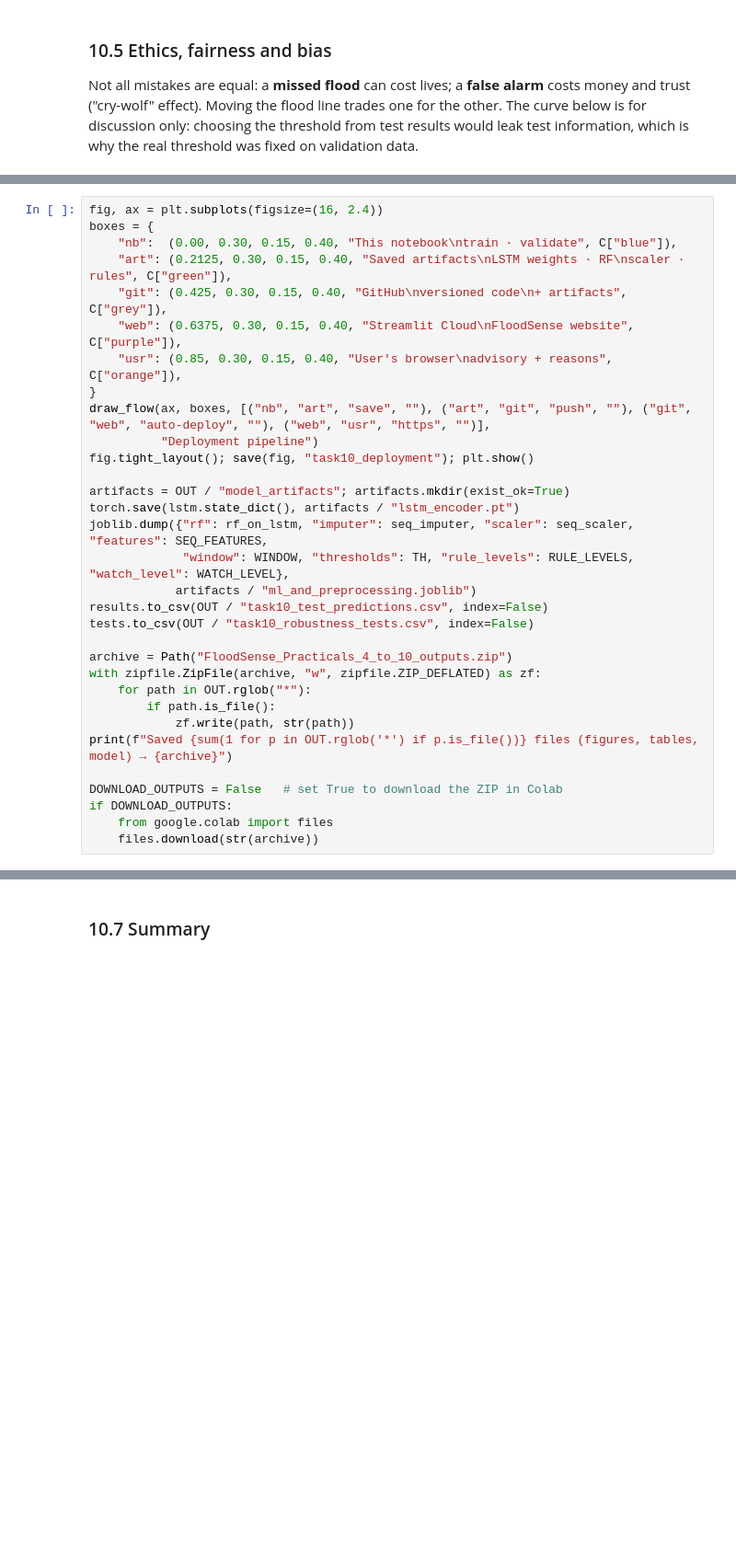
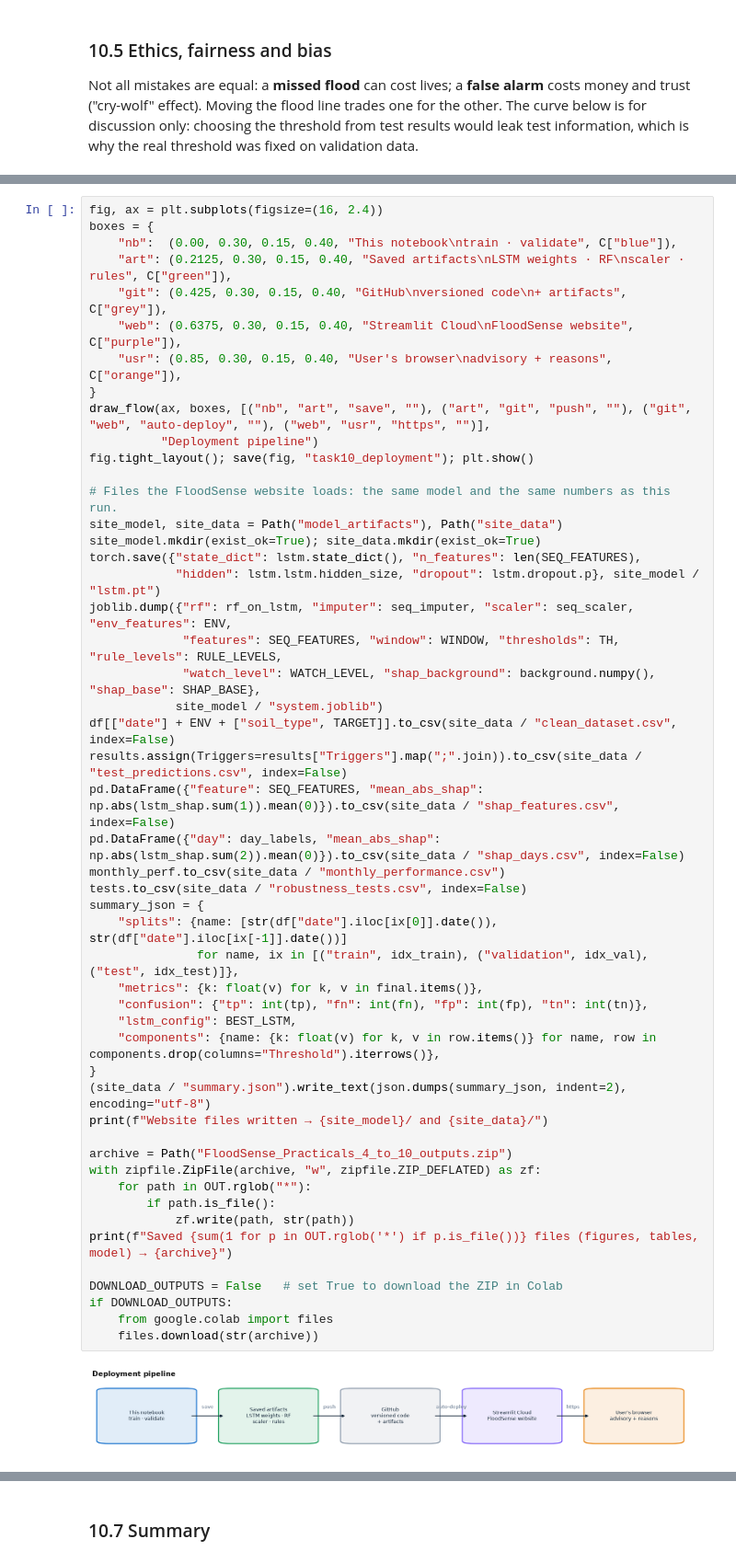
Before and after one commit to Stavan1234/FloodSense, a Jupyter notebook: CIL_Practicals_4_to_10_FloodSense.ipynb, the cells around one changed output, grey strips where cells are left out. Shown at 92% size. Saved outputs shown, nothing was run; the diff lists cells and outputs as text; blank space fills up the shorter version.

```diff
--- a/CIL_Practicals_4_to_10_FloodSense.ipynb
+++ b/CIL_Practicals_4_to_10_FloodSense.ipynb
@@ -1194,32 +1499,52 @@ The trained components are saved as files and served by the **FloodSense** websi
 # %%
 fig, ax = plt.subplots(figsize=(16, 2.4))
 boxes = {
     "nb":  (0.00, 0.30, 0.15, 0.40, "This notebook\ntrain · validate", C["blue"]),
     "art": (0.2125, 0.30, 0.15, 0.40, "Saved artifacts\nLSTM weights · RF\nscaler · rules", C["green"]),
     "git": (0.425, 0.30, 0.15, 0.40, "GitHub\nversioned code\n+ artifacts", C["grey"]),
     "web": (0.6375, 0.30, 0.15, 0.40, "Streamlit Cloud\nFloodSense website", C["purple"]),
     "usr": (0.85, 0.30, 0.15, 0.40, "User's browser\nadvisory + reasons", C["orange"]),
 }
 draw_flow(ax, boxes, [("nb", "art", "save", ""), ("art", "git", "push", ""), ("git", "web", "auto-deploy", ""), ("web", "usr", "https", "")],
           "Deployment pipeline")
 fig.tight_layout(); save(fig, "task10_deployment"); plt.show()
 
-artifacts = OUT / "model_artifacts"; artifacts.mkdir(exist_ok=True)
-torch.save(lstm.state_dict(), artifacts / "lstm_encoder.pt")
-joblib.dump({"rf": rf_on_lstm, "imputer": seq_imputer, "scaler": seq_scaler, "features": SEQ_FEATURES,
-             "window": WINDOW, "thresholds": TH, "rule_levels": RULE_LEVELS, "watch_level": WATCH_LEVEL},
-            artifacts / "ml_and_preprocessing.joblib")
-results.to_csv(OUT / "task10_test_predictions.csv", index=False)
-tests.to_csv(OUT / "task10_robustness_tests.csv", index=False)
+# Files the FloodSense website loads: the same model and the same numbers as this run.
+site_model, site_data = Path("model_artifacts"), Path("site_data")
+site_model.mkdir(exist_ok=True); site_data.mkdir(exist_ok=True)
+torch.save({"state_dict": lstm.state_dict(), "n_features": len(SEQ_FEATURES),
+            "hidden": lstm.lstm.hidden_size, "dropout": lstm.dropout.p}, site_model / "lstm.pt")
+joblib.dump({"rf": rf_on_lstm, "imputer": seq_imputer, "scaler": seq_scaler, "env_features": ENV,
+             "features": SEQ_FEATURES, "window": WINDOW, "thresholds": TH, "rule_levels": RULE_LEVELS,
+             "watch_level": WATCH_LEVEL, "shap_background": background.numpy(), "shap_base": SHAP_BASE},
+            site_model / "system.joblib")
+df[["date"] + ENV + ["soil_type", TARGET]].to_csv(site_data / "clean_dataset.csv", index=False)
+results.assign(Triggers=results["Triggers"].map(";".join)).to_csv(site_data / "test_predictions.csv", index=False)
+pd.DataFrame({"feature": SEQ_FEATURES, "mean_abs_shap": np.abs(lstm_shap.sum(1)).mean(0)}).to_csv(site_data / "shap_features.csv", index=False)
+pd.DataFrame({"day": day_labels, "mean_abs_shap": np.abs(lstm_shap.sum(2)).mean(0)}).to_csv(site_data / "shap_days.csv", index=False)
+monthly_perf.to_csv(site_data / "monthly_performance.csv")
+tests.to_csv(site_data / "robustness_tests.csv", index=False)
+summary_json = {
+    "splits": {name: [str(df["date"].iloc[ix[0]].date()), str(df["date"].iloc[ix[-1]].date())]
+               for name, ix in [("train", idx_train), ("validation", idx_val), ("test", idx_test)]},
+    "metrics": {k: float(v) for k, v in final.items()},
+    "confusion": {"tp": int(tp), "fn": int(fn), "fp": int(fp), "tn": int(tn)},
+    "lstm_config": BEST_LSTM,
+    "components": {name: {k: float(v) for k, v in row.items()} for name, row in components.drop(columns="Threshold").iterrows()},
+}
+(site_data / "summary.json").write_text(json.dumps(summary_json, indent=2), encoding="utf-8")
+print(f"Website files written → {site_model}/ and {site_data}/")
 
 archive = Path("FloodSense_Practicals_4_to_10_outputs.zip")
 with zipfile.ZipFile(archive, "w", zipfile.ZIP_DEFLATED) as zf:
     for path in OUT.rglob("*"):
         if path.is_file():
             zf.write(path, str(path))
 print(f"Saved {sum(1 for p in OUT.rglob('*') if p.is_file())} files (figures, tables, model) → {archive}")
 
 DOWNLOAD_OUTPUTS = False   # set True to download the ZIP in Colab
 if DOWNLOAD_OUTPUTS:
     from google.colab import files
     files.download(str(archive))
+# %% [output]
+[figure, added]
```
Also changed, not shown: parts of 44 cells of this notebook, 28 other files.
